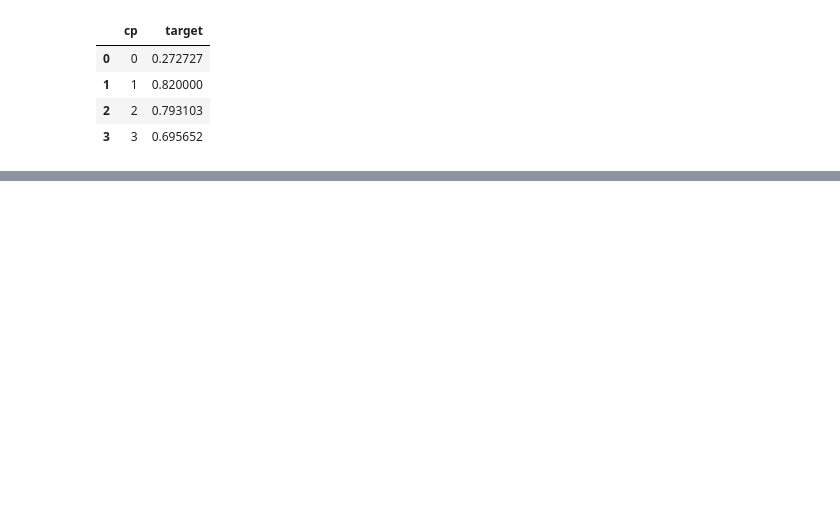
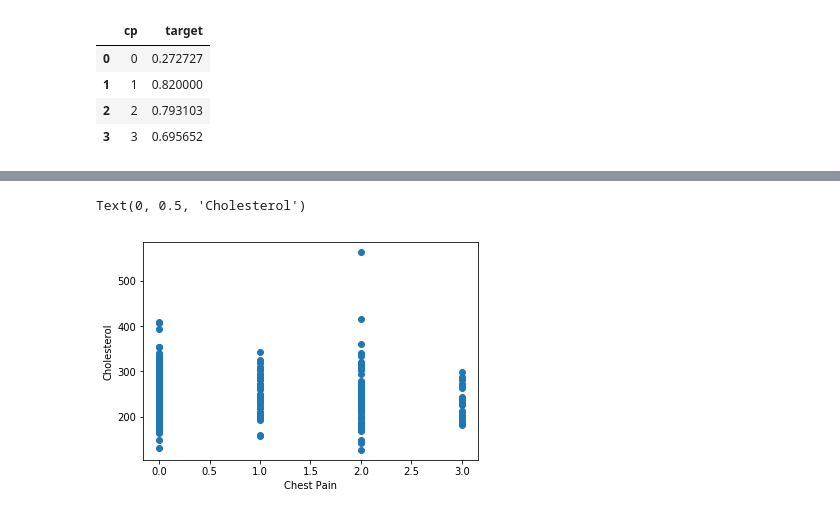
Before and after one commit to Vims29/Heart_Disease_Prediction, a Jupyter notebook: heart.ipynb, the cells around one changed output, grey strips where cells are left out. Cells and saved outputs as stored; diff of their text form; code cells hidden in the pictures; blank space fills up the shorter version.

```diff
--- a/heart.ipynb
+++ b/heart.ipynb
@@ -15,8 +16,8 @@ from sklearn.naive_bayes import GaussianNB
 from sklearn.svm import SVC
 %matplotlib inline
 # %%
-data = pd.read_csv("heart.csv")
-data.info()
+heart = pd.read_csv("heart.csv")
+heart.info()
 # %% [output]
 <class 'pandas.core.frame.DataFrame'>
 RangeIndex: 303 entries, 0 to 302
@@ -72,0 +296,7 @@ def CrossVal(dataX,dataY,mode,cv=10):
+# %%
+plt.scatter(X, y)
+plt.xlabel("Chest Pain")
+plt.ylabel("Cholesterol")
+# %% [output]
+Text(0, 0.5, 'Cholesterol')
+[figure, added]
```
Also changed, not shown: parts of 51 cells of this notebook.
